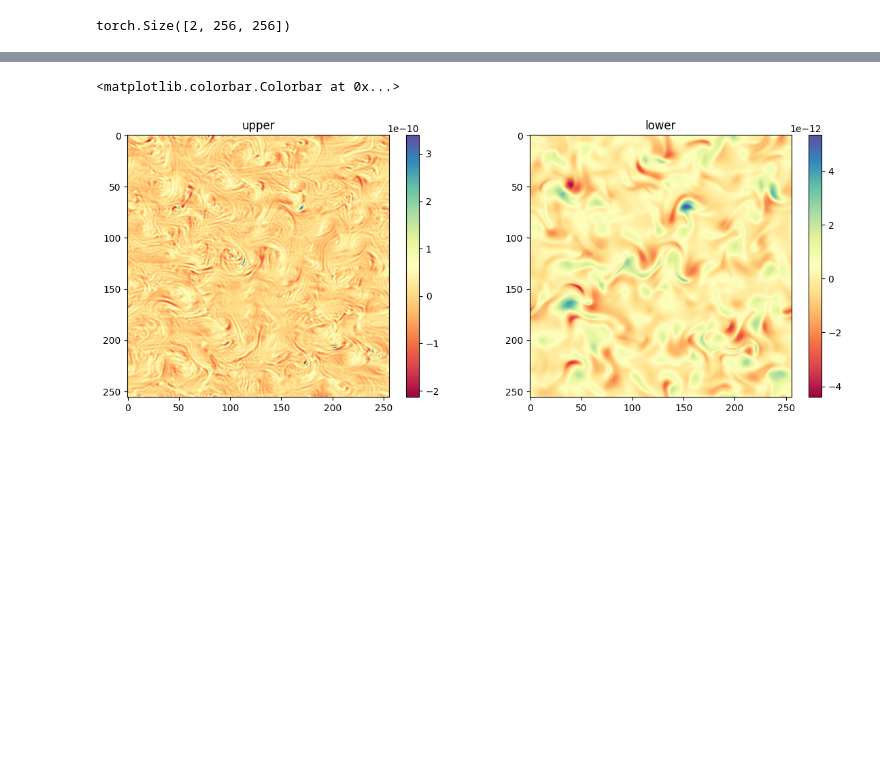
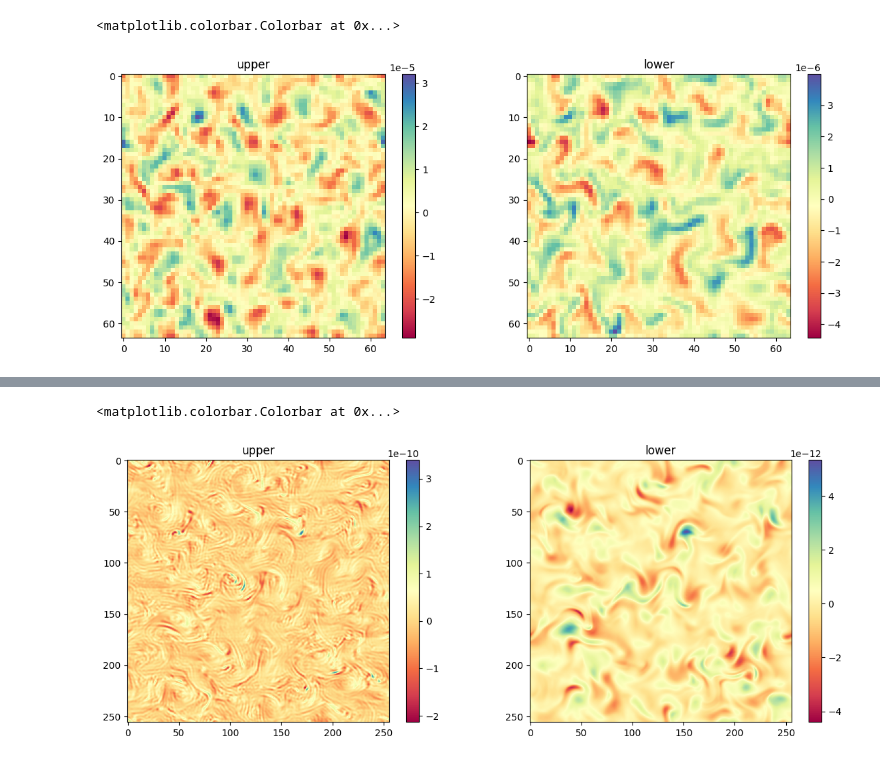
Before and after one commit to Chris-Pedersen/torch_qg, a Jupyter notebook: playground/qg.ipynb, the cells around one changed output, grey strips where cells are left out. Saved outputs shown, nothing was run; the diff lists cells and outputs as text; code cells hidden in the pictures; blank space fills up the shorter version.

```diff
--- a/playground/qg.ipynb
+++ b/playground/qg.ipynb
@@ -26,7 +39,8 @@ dqdt_hr=torch.tensor(ds_hr.dqdt[500].to_numpy())
 class QG_kernel():
     def __init__(
         self,
-        nx=64,
+        nx=64,                      # number of gridpoints
+        dt=3600.,                   # numerical timestep
         L=1e6,                      # domain size is L [m]
         beta=1.5e-11,               # gradient of coriolis parameter
         rek=5.787e-7,               # linear drag in lower layer
@@ -70,6 +84,7 @@ class QG_kernel():
         self.W = L
         self.nl = nx
         self.nk = nx/2 + 1
+        self.dt = 3600
 
         # the F parameters
         self.F1 = self.rd**-2 / (1.+self.delta)
@@ -237,7 +252,7 @@ class QG_kernel():
 
         return rhs
 
-    def timestep(self):
+    def timestep(self,q):
         """ Advance system forward in time one step """
 
         """ 1. Need a function for the RHS
@@ -245,6 +260,6 @@ class QG_kernel():
 
         """
 
-        return
+        return q+self.rhs(q)*self.dt
 # %%
-qg_kernel=QG_kernel(nx=256)
+qg_kernel=QG_kernel(nx=64)
@@ -253,4 +266,15 @@ rhs=qg_kernel.rhs(q_hr)
-# %%
-rhs.shape
-# %% [output]
-torch.Size([2, 256, 256])
+# %%
+q_next=q
+for aa in range(100):
+    q_next=qg_kernel.timestep(q_next)
+# %%
+fig, (ax1,ax2)=plt.subplots(1,2,figsize=(14,5))
+im1=ax1.imshow(q_next[0],cmap="Spectral")
+ax1.set_title("upper")
+fig.colorbar(im1,ax=ax1,orientation='vertical')
+im2=ax2.imshow(q_next[1],cmap="Spectral")
+ax2.set_title("lower")
+fig.colorbar(im2,ax=ax2,orientation='vertical')
+# %% [output]
+<matplotlib.colorbar.Colorbar at 0x...>
+[figure, added]
```
Also changed, not shown: parts of 6 cells of this notebook.
